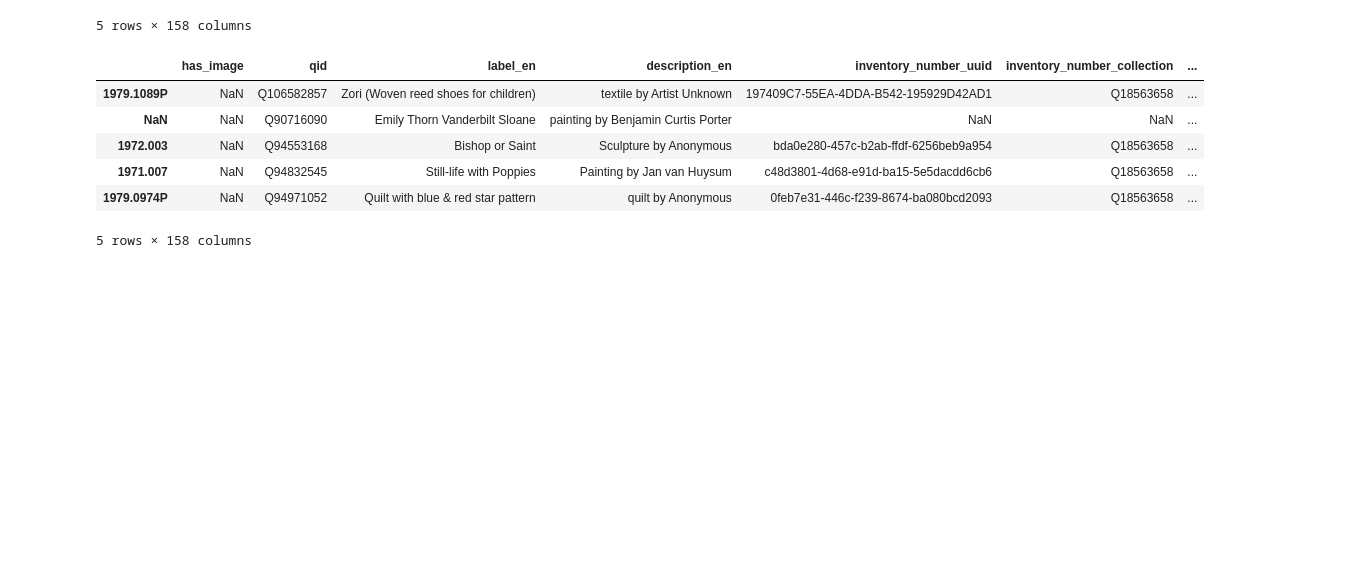
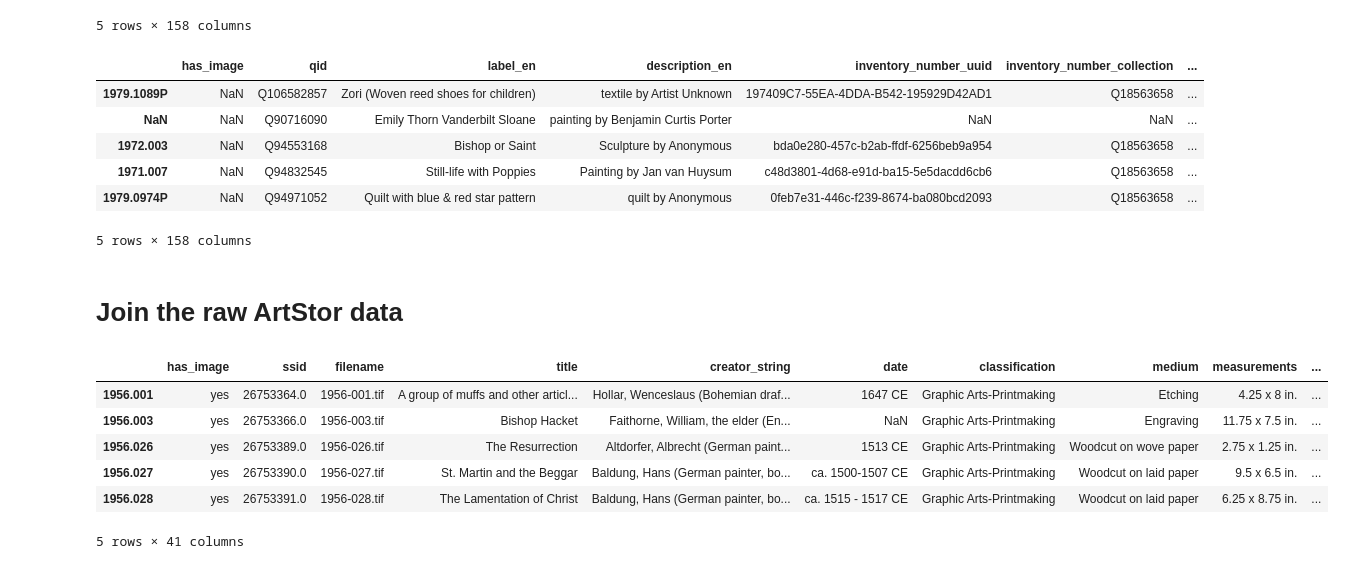
Before and after one commit to HeardLibrary/vandycite, a Jupyter notebook: gallery_works/image_reconciliation.ipynb, the cells around one changed output. Cells and saved outputs as stored; diff of their text form; code cells hidden in the pictures; blank space fills up the shorter version.

```diff
--- a/gallery_works/image_reconciliation.ipynb
+++ b/gallery_works/image_reconciliation.ipynb
@@ -69,3 +69,16 @@ sorted.tail()
 5 rows × 158 columns
 # %%
 sorted.to_csv(working_directory + '/image_wikidata_join.csv')
+# %% [markdown]
+# Join the raw ArtStor data
+# %%
+result = pd.concat([images_frame, artstor_frame], axis=1, join="outer")
+result.head()
+# %% [output]
+|  | has_image | ssid | filename | title | creator_string | date | classification | medium | measurements | ... |
+| 1956.001 | yes | 26753364.0 | 1956-001.tif | A group of muffs and other articl... | Hollar, Wenceslaus (Bohemian draf... | 1647 CE | Graphic Arts-Printmaking | Etching | 4.25 x 8 in. | ... |
+| 1956.003 | yes | 26753366.0 | 1956-003.tif | Bishop Hacket | Faithorne, William, the elder (En... | NaN | Graphic Arts-Printmaking | Engraving | 11.75 x 7.5 in. | ... |
+| 1956.026 | yes | 26753389.0 | 1956-026.tif | The Resurrection | Altdorfer, Albrecht (German paint... | 1513 CE | Graphic Arts-Printmaking | Woodcut on wove paper | 2.75 x 1.25 in. | ... |
+| 1956.027 | yes | 26753390.0 | 1956-027.tif | St. Martin and the Beggar | Baldung, Hans (German painter, bo... | ca. 1500-1507 CE | Graphic Arts-Printmaking | Woodcut on laid paper | 9.5 x 6.5 in. | ... |
+| 1956.028 | yes | 26753391.0 | 1956-028.tif | The Lamentation of Christ | Baldung, Hans (German painter, bo... | ca. 1515 - 1517 CE | Graphic Arts-Printmaking | Woodcut on laid paper | 6.25 x 8.75 in. | ... |
+5 rows × 41 columns
```
Also changed, not shown: parts of 1 cell of this notebook, 1 other file.
